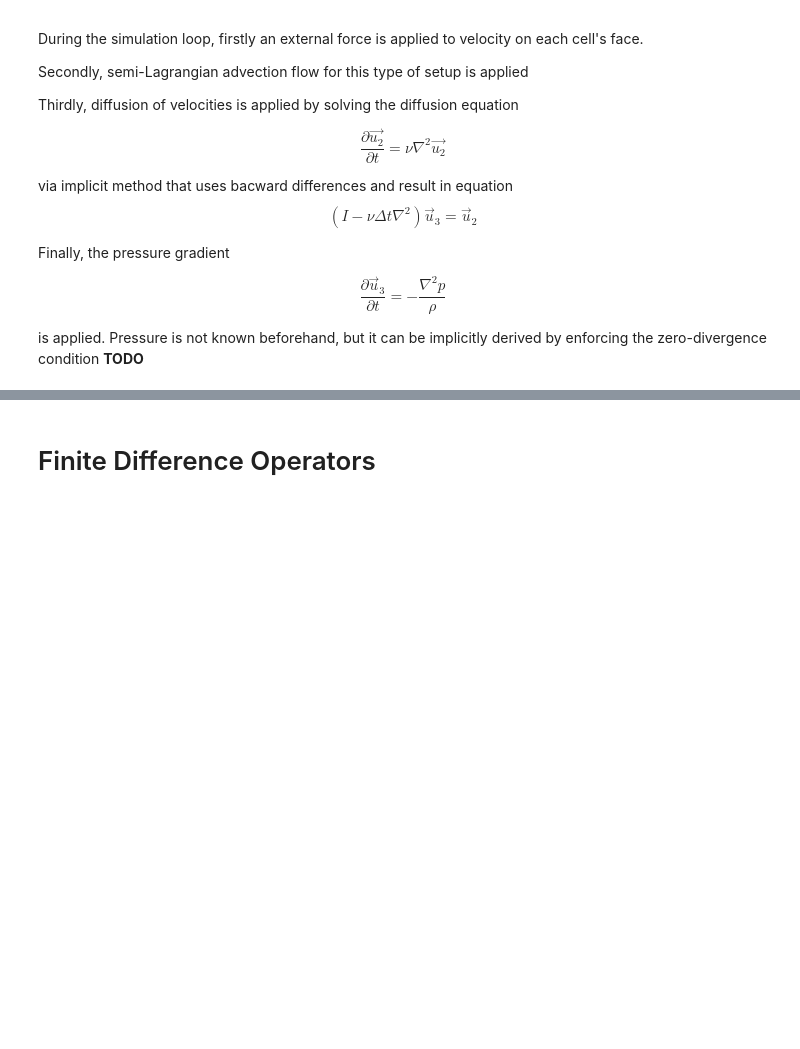
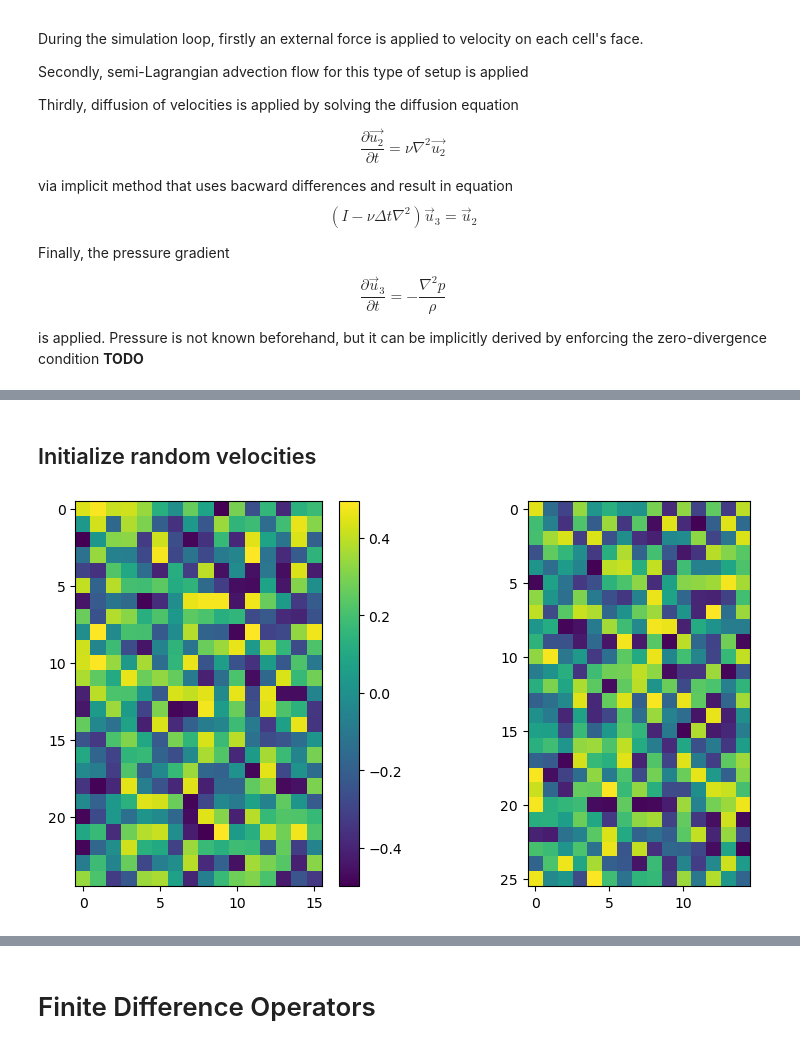
Before and after one commit to vapsik/Interactive_Fluid_Simulations, a Jupyter notebook: Prototypes/fluidsim-prototype_in_progress.ipynb, the cells around one changed output, grey strips where cells are left out. Drawn from its saved outputs; the diff is of its cells as text; code cells hidden in the pictures; blank space fills up the shorter version.

```diff
--- a/Prototypes/fluidsim-prototype_in_progress.ipynb
+++ b/Prototypes/fluidsim-prototype_in_progress.ipynb
@@ -288,0 +286,14 @@ plt.plot()
+# %% [markdown]
+## Initialize random velocities
+# %%
+m_FluidGrid.u_x = np.random.rand(*m_FluidGrid.u_x.shape, ) -0.5
+m_FluidGrid.u_y = np.random.rand(*m_FluidGrid.u_y.shape) - 0.5
+
+fig,ax = plt.subplots(1,2, figsize=(10,5))
+
+im0 = ax[0].imshow(m_FluidGrid.u_x)
+ax[1].imshow(m_FluidGrid.u_y)
+fig.colorbar(im0)
+plt.show()
+# %% [output]
+[figure, added]
```
Also changed, not shown: parts of 44 cells of this notebook, 1 other file.
